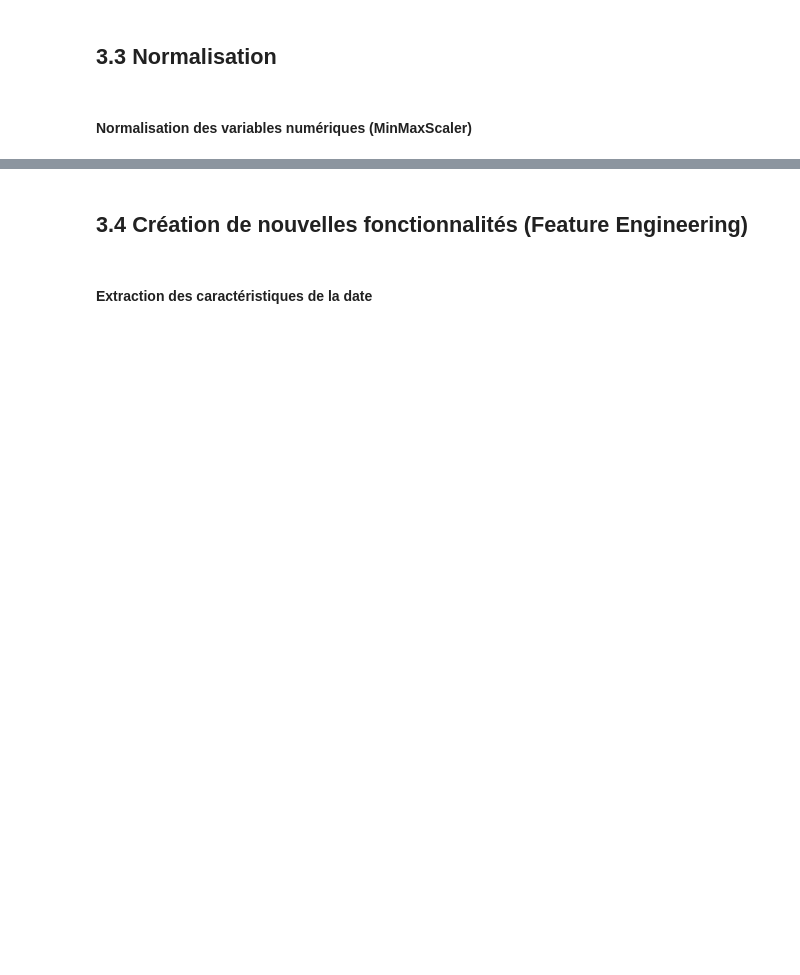
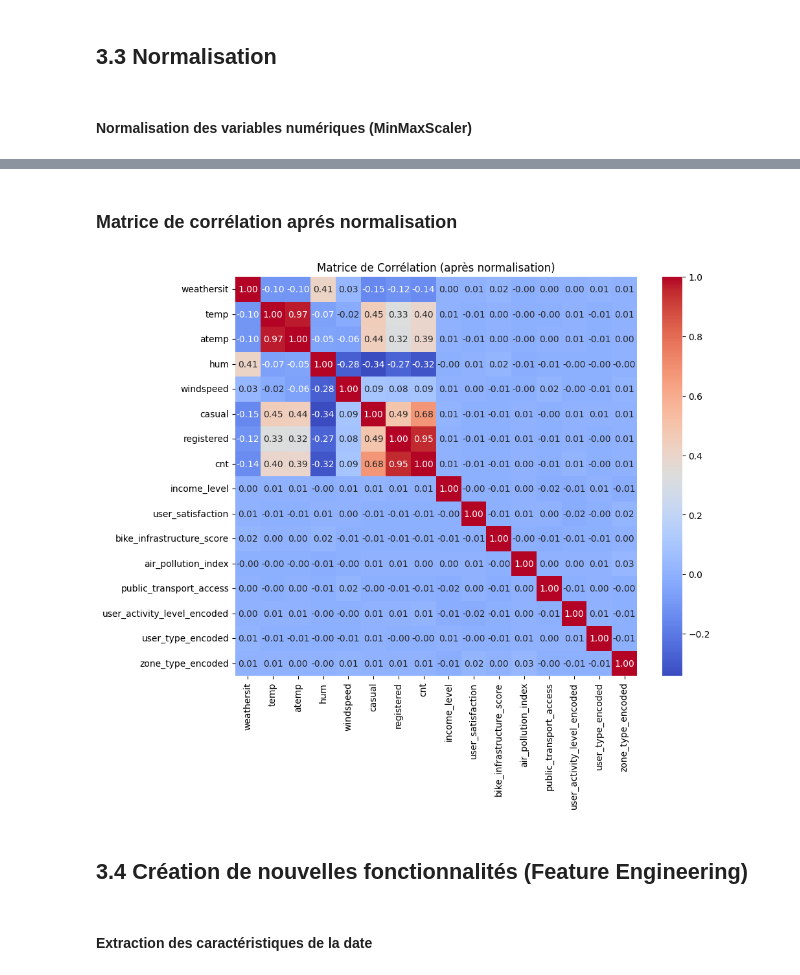
Before and after one commit to KhayriBS/ML-Project-Bike-Sharing-Model, a Jupyter notebook: Bike_Sharing_Analysis.ipynb, the cells around one changed output, grey strips where cells are left out. Saved outputs shown, nothing was run; the diff lists cells and outputs as text; code cells hidden in the pictures; blank space fills up the shorter version.

```diff
--- a/Bike_Sharing_Analysis.ipynb
+++ b/Bike_Sharing_Analysis.ipynb
@@ -366,3 +445,31 @@ data.to_csv('datahour_normalisation.csv', index=False)
+# %% [markdown]
+### Matrice de corrélation aprés normalisation
+# %%
+
+import seaborn as sns
+import matplotlib.pyplot as plt
+import pandas as pd
+from sklearn.preprocessing import MinMaxScaler
+
+# Charger le fichier CSV
+data = pd.read_csv('datahour_normalisation.csv')
+
+# Liste des colonnes catégorielles à exclure
+colonnes_a_exclure = ['instant']
+
+# Sélectionner les colonnes en excluant 'instant'
+colonnes_a_normaliser = [col for col in data.columns if col not in colonnes_a_exclure]
+
+# Calculer la matrice de corrélation après la normalisation
+correlation_matrix = data[colonnes_a_normaliser].corr()
+
+# Optionnel : Visualiser la matrice de corrélation avec une heatmap
+plt.figure(figsize=(10, 8))
+sns.heatmap(correlation_matrix, annot=True, cmap='coolwarm', fmt='.2f')
+plt.title('Matrice de Corrélation (après normalisation)')
+plt.show()
+# %% [output]
+[figure, added]
 # %% [markdown]
 ## 3.4 Création de nouvelles fonctionnalités (Feature Engineering)
 # %% [markdown]
```
Also changed, not shown: parts of 60 cells of this notebook, 5 other files.
